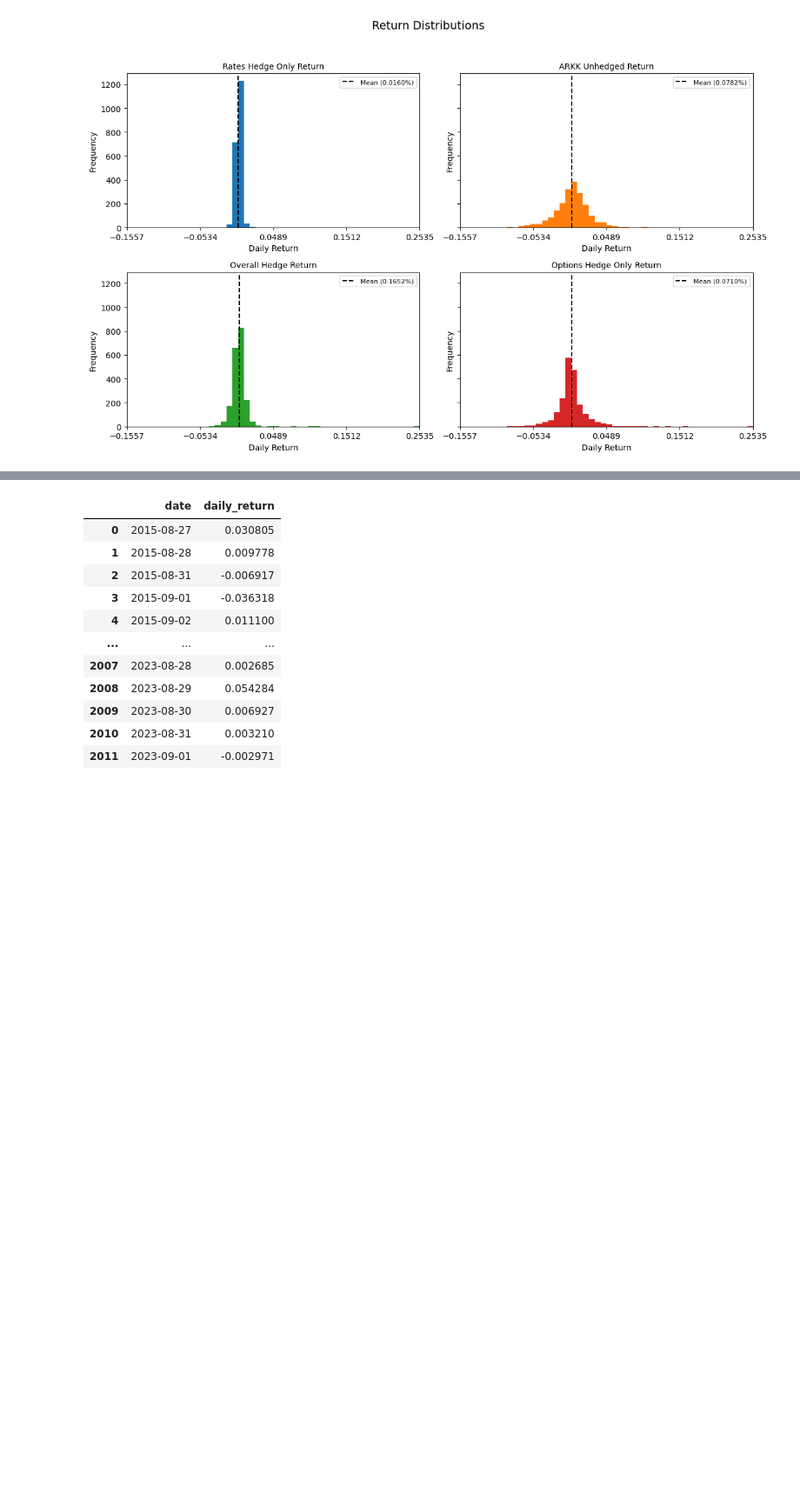
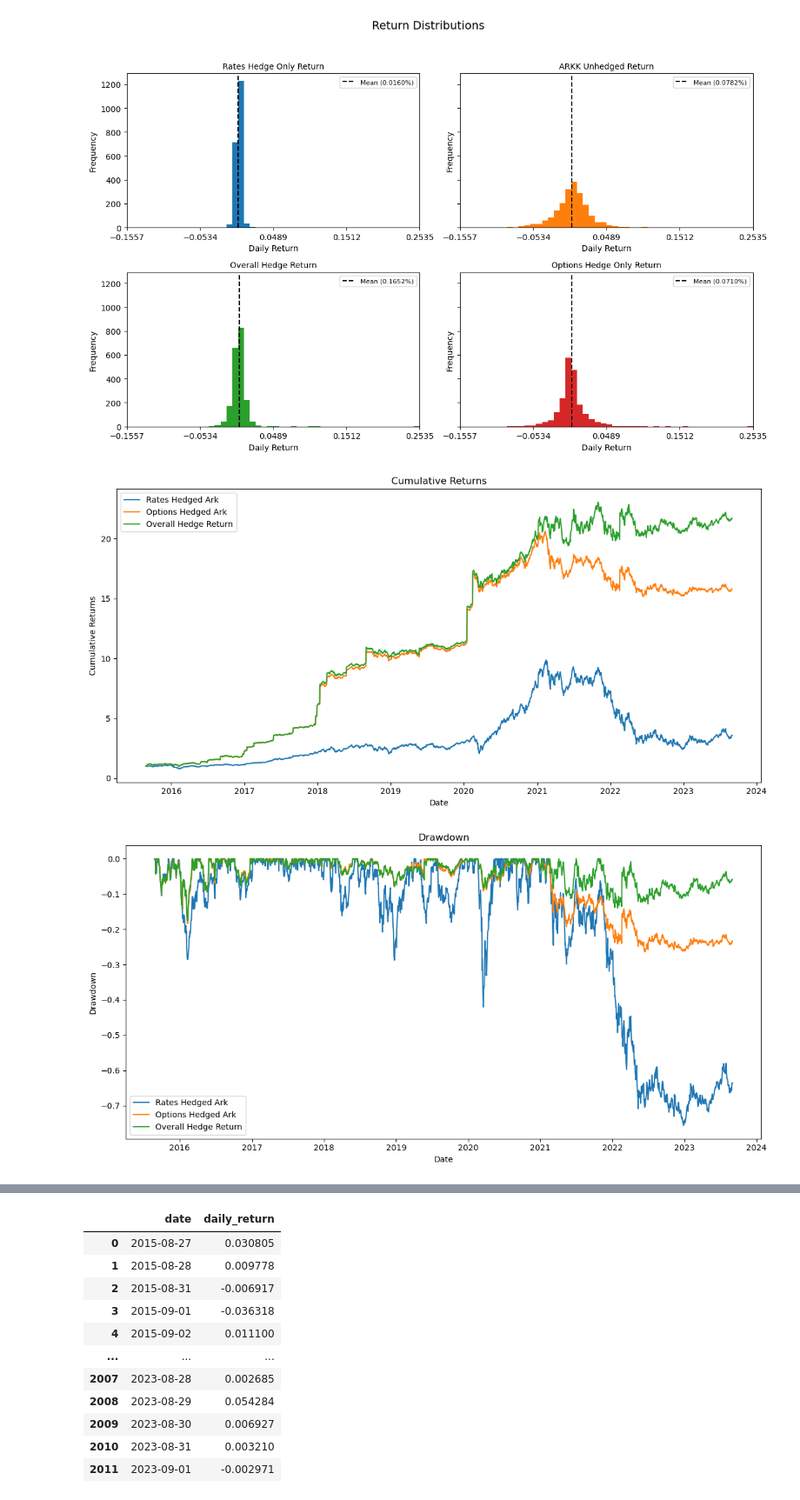
Before and after one commit to mschaefer77/MF-Project, a Jupyter notebook: Total_overall_hedge.ipynb, the cells around one changed output, grey strips where cells are left out. Shown at 87% size. Saved outputs shown, nothing was run; the diff lists cells and outputs as text; code cells hidden in the pictures; blank space fills up the shorter version.

Commit message:
added more comparison

```diff
--- a/Total_overall_hedge.ipynb
+++ b/Total_overall_hedge.ipynb
@@ -108,3 +108,21 @@ bt.plot_return_distributions()
 [figure]
 [figure]
 [figure]
+# %%
+combined2 = combined.copy()
+combined2['Options Hedged Ark'] = combined2['Options Hedge Only Return'] + combined2['ARKK Unhedged Return']
+combined2['Rates Hedged Ark'] = combined2['Rates Hedge Only Return'] + combined2['ARKK Unhedged Return']
+
+cols2 = [
+    "Rates Hedged Ark",
+    "Options Hedged Ark",
+    "Overall Hedge Return",
+]
+
+bt2 = ComparisonBacktest(combined2, cols2)
+bt2.plot_cumulative_returns()
+bt2.plot_drawdowns()
+bt2.plot_return_distributions()
+# %% [output]
+[figure, added]
+[figure, added]
```
Also changed, not shown: parts of 1 cell of this notebook.
